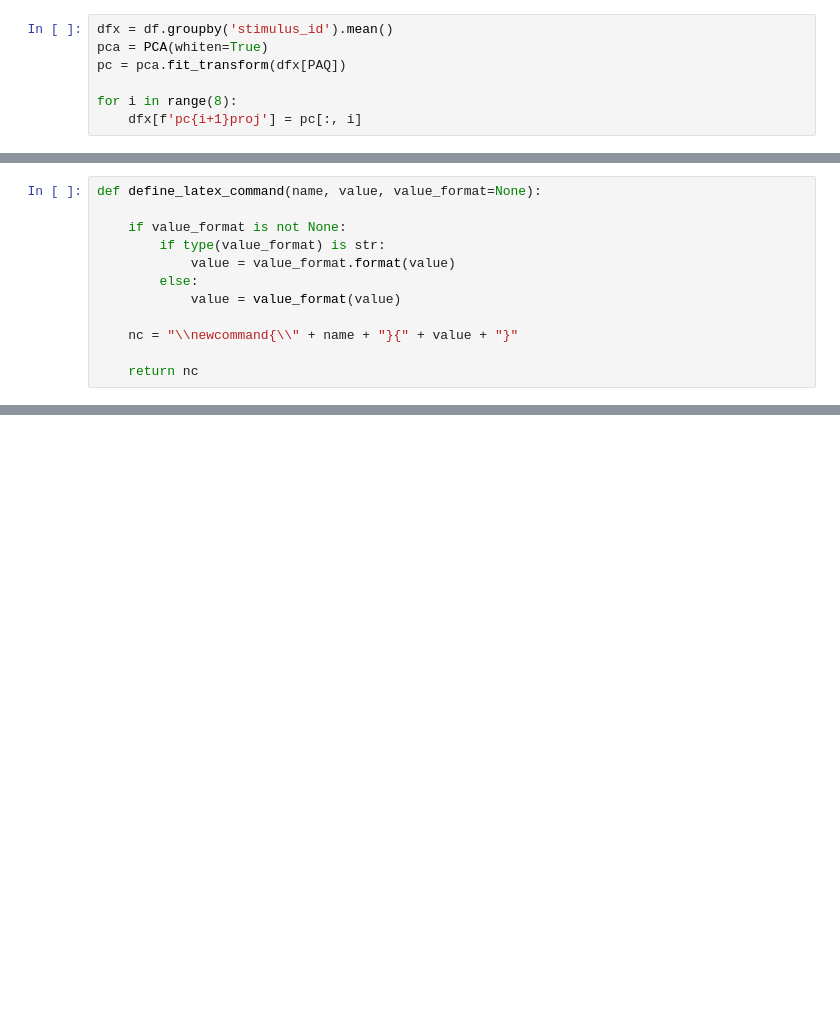
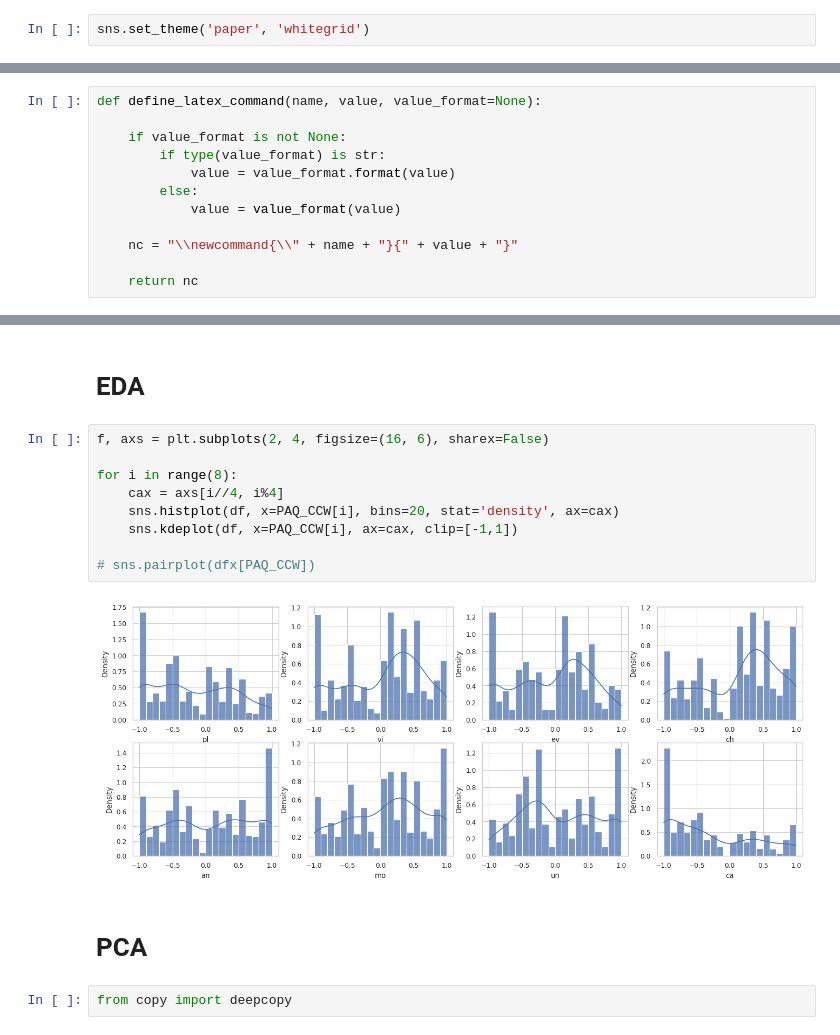
Before and after one commit to ntudsp/satp-tha-stage2, a Jupyter notebook: code/main.ipynb, the cells around one changed output, grey strips where cells are left out. Cells and saved outputs as stored; diff of their text form; blank space fills up the shorter version.

```diff
--- a/code/main.ipynb
+++ b/code/main.ipynb
@@ -47,7 +36,2 @@ df
-# %%
-dfx = df.groupby('stimulus_id').mean()
-pca = PCA(whiten=True)
-pc = pca.fit_transform(dfx[PAQ])
-
-for i in range(8):
-    dfx[f'pc{i+1}proj'] = pc[:, i]
+# %%
+sns.set_theme('paper', 'whitegrid')
@@ -115,0 +127,17 @@ array([1.00045390e+00, 4.08266561e-01, 2.33801516e-02, 1.43293141e-02,
+# %% [markdown]
+# EDA
+# %%
+f, axs = plt.subplots(2, 4, figsize=(16, 6), sharex=False)
+
+for i in range(8):
+    cax = axs[i//4, i%4]
+    sns.histplot(df, x=PAQ_CCW[i], bins=20, stat='density', ax=cax)
+    sns.kdeplot(df, x=PAQ_CCW[i], ax=cax, clip=[-1,1])
+
+# sns.pairplot(dfx[PAQ_CCW])
+# %% [output]
+[figure, added]
+# %% [markdown]
+# PCA
+# %%
+from copy import deepcopy
```
Also changed, not shown: parts of 47 cells of this notebook, 29 other files.
